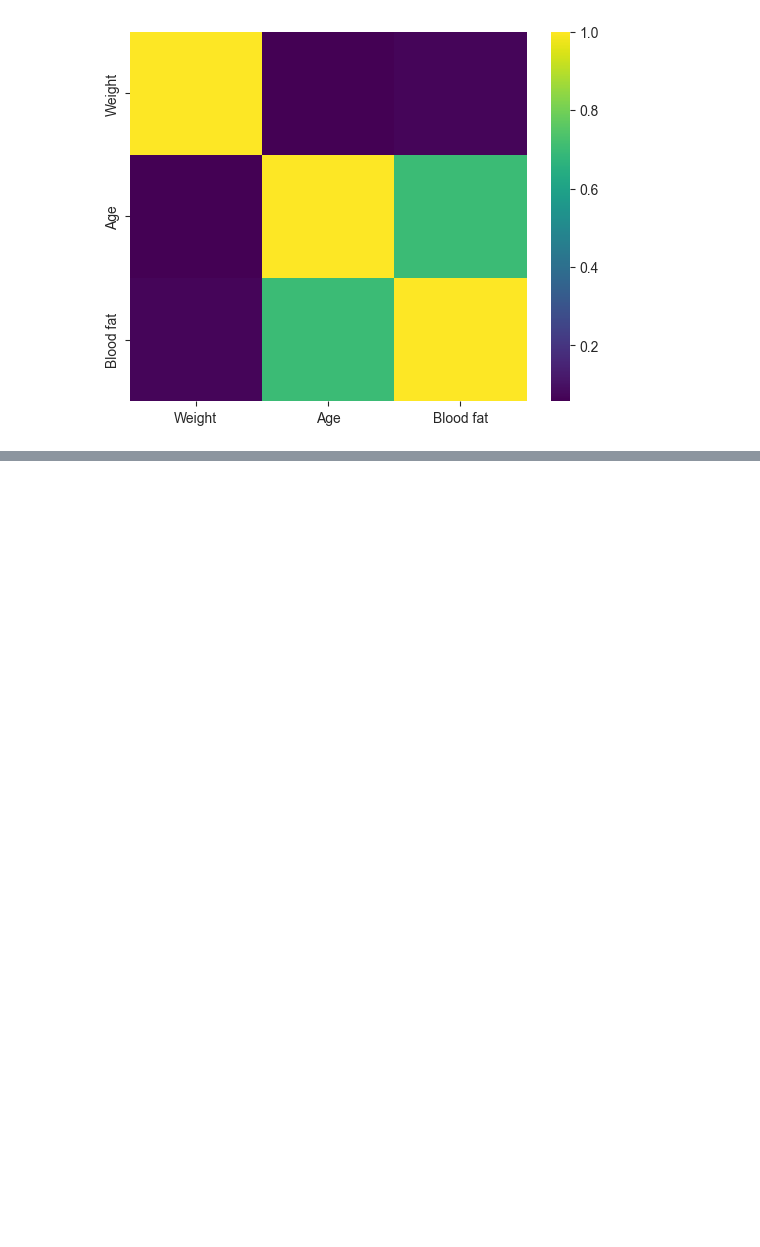
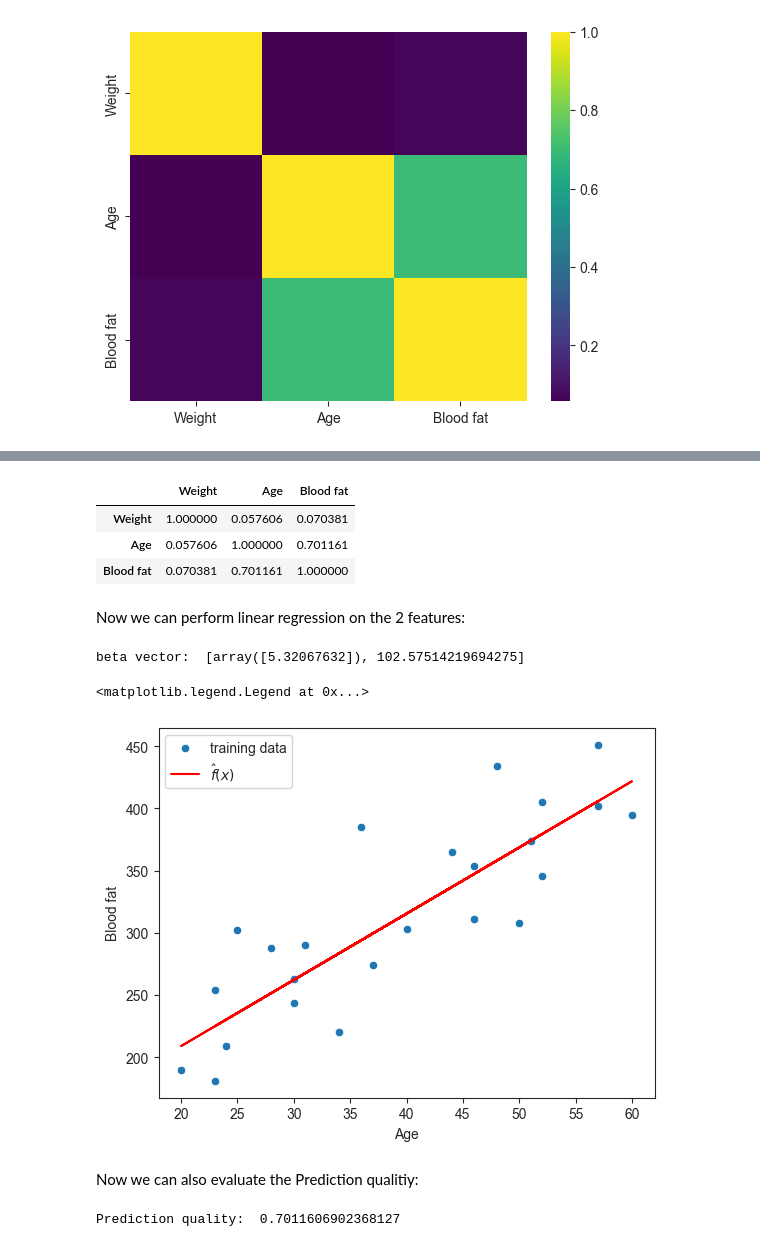
Before and after one commit to Julfried/MLDEIL_HW, a Jupyter notebook: Assignment_1/main.ipynb, the cells around one changed output, grey strips where cells are left out. Cells and saved outputs as stored; diff of their text form; code cells hidden in the pictures; blank space fills up the shorter version.

```diff
--- a/Assignment_1/main.ipynb
+++ b/Assignment_1/main.ipynb
@@ -62,0 +73,32 @@ sns.heatmap(correlation_matrix ** 2, cmap='viridis')
+# %%
+bloodfatdata.corr() ** 2
+# %% [output]
+|  | Weight | Age | Blood fat |
+| Weight | 1.000000 | 0.057606 | 0.070381 |
+| Age | 0.057606 | 1.000000 | 0.701161 |
+| Blood fat | 0.070381 | 0.701161 | 1.000000 |
+# %% [markdown]
+Now we can perform linear regression on the 2 features:
+# %%
+fig, ax = plt.subplots()
+sns.scatterplot(data=bloodfatdata, x='Age', y='Blood fat', label='training data')
+
+x = bloodfatdata['Age'].values.reshape(-1, 1) # we have to call reshape because it's a single feature and sklearn expects a matrix
+y = bloodfatdata['Blood fat'].values
+lr = LinearRegression()
+lr.fit(x, y)
+print("beta vector: ", [lr.coef_, lr.intercept_])
+
+y_pred = lr.predict(x)
+ax.plot(x, y_pred, color='red', label='$\hat{f}(x)$')
+ax.legend()
+# %% [output]
+beta vector:  [array([5.32067632]), 102.57514219694275]
+<matplotlib.legend.Legend at 0x...>
+[figure, added]
+# %% [markdown]
+Now we can also evaluate the Prediction qualitiy:
+# %%
+print('Prediction quality: ', r2_score(y, y_pred))
+# %% [output]
+Prediction quality:  0.7011606902368127
```
Also changed, not shown: parts of 10 cells of this notebook.
